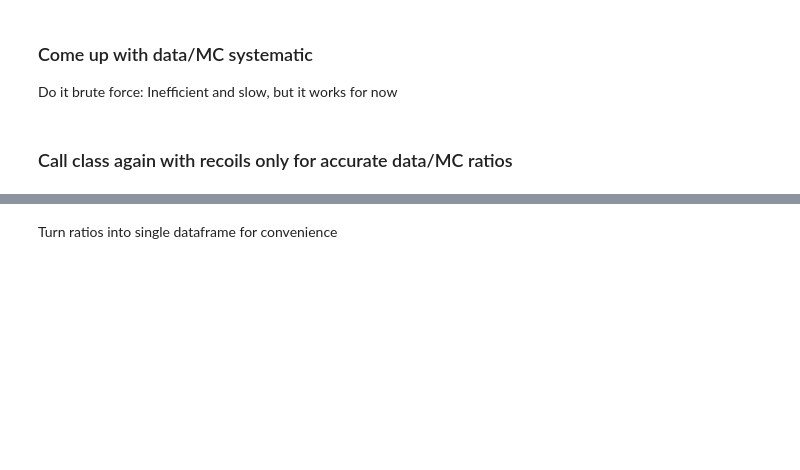
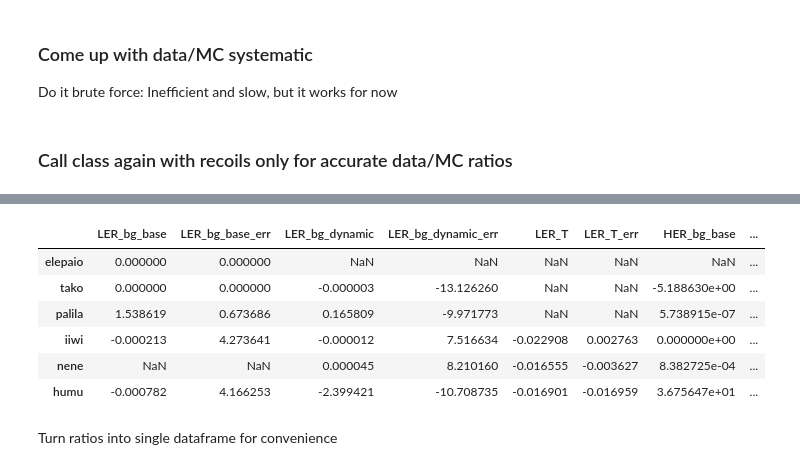
Before and after one commit to jschuel/jeff_workspace, a Jupyter notebook: analysis/phase3/with_sim/Calibrations_and_angular_analysis_final.ipynb, the cells around one changed output, grey strips where cells are left out. Saved outputs shown, nothing was run; the diff lists cells and outputs as text; code cells hidden in the pictures; blank space fills up the shorter version.

```diff
--- a/analysis/phase3/with_sim/Calibrations_and_angular_analysis_final.ipynb
+++ b/analysis/phase3/with_sim/Calibrations_and_angular_analysis_final.ipynb
@@ -819,5 +870,13 @@ b.compute_data_MC_ratios('Cont_inj', E_cut=crit, L = 1)[2]
 # %%
-(datamc_low-datamc)/datamc*15
+(datamc_low-datamc)
+# %% [output]
+|  | LER_bg_base | LER_bg_base_err | LER_bg_dynamic | LER_bg_dynamic_err | LER_T | LER_T_err | HER_bg_base | ... |
+| elepaio | 0.000000 | 0.000000 | NaN | NaN | NaN | NaN | NaN | ... |
+| tako | 0.000000 | 0.000000 | -0.000003 | -13.126260 | NaN | NaN | -5.188630e+00 | ... |
+| palila | 1.538619 | 0.673686 | 0.165809 | -9.971773 | NaN | NaN | 5.738915e-07 | ... |
+| iiwi | -0.000213 | 4.273641 | -0.000012 | 7.516634 | -0.022908 | 0.002763 | 0.000000e+00 | ... |
+| nene | NaN | NaN | 0.000045 | 8.210160 | -0.016555 | -0.003627 | 8.382725e-04 | ... |
+| humu | -0.000782 | 4.166253 | -2.399421 | -10.708735 | -0.016901 | -0.016959 | 3.675647e+01 | ... |
 # %%
 datamc_low/datamc
 # %%
```
Also changed, not shown: parts of 3 cells of this notebook, 1 other file.
